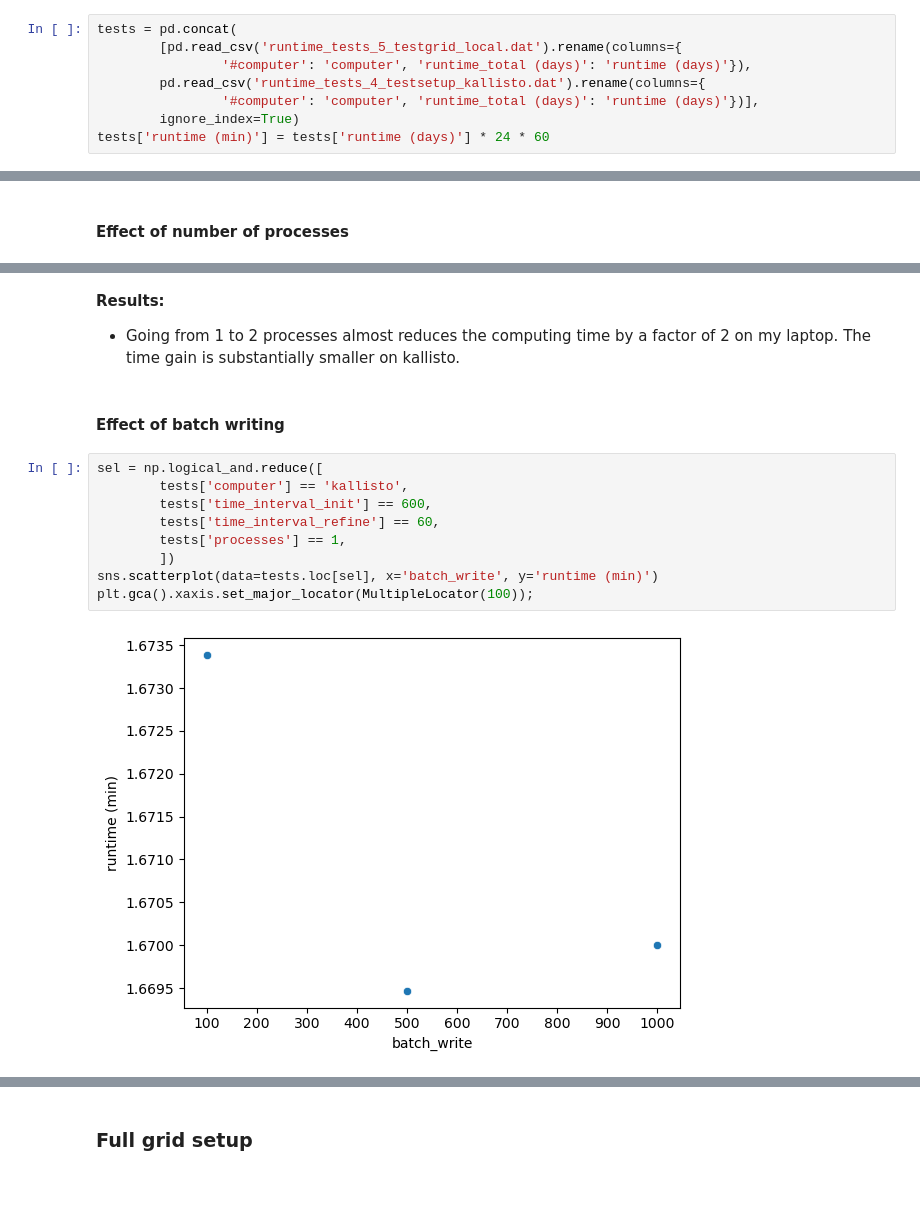
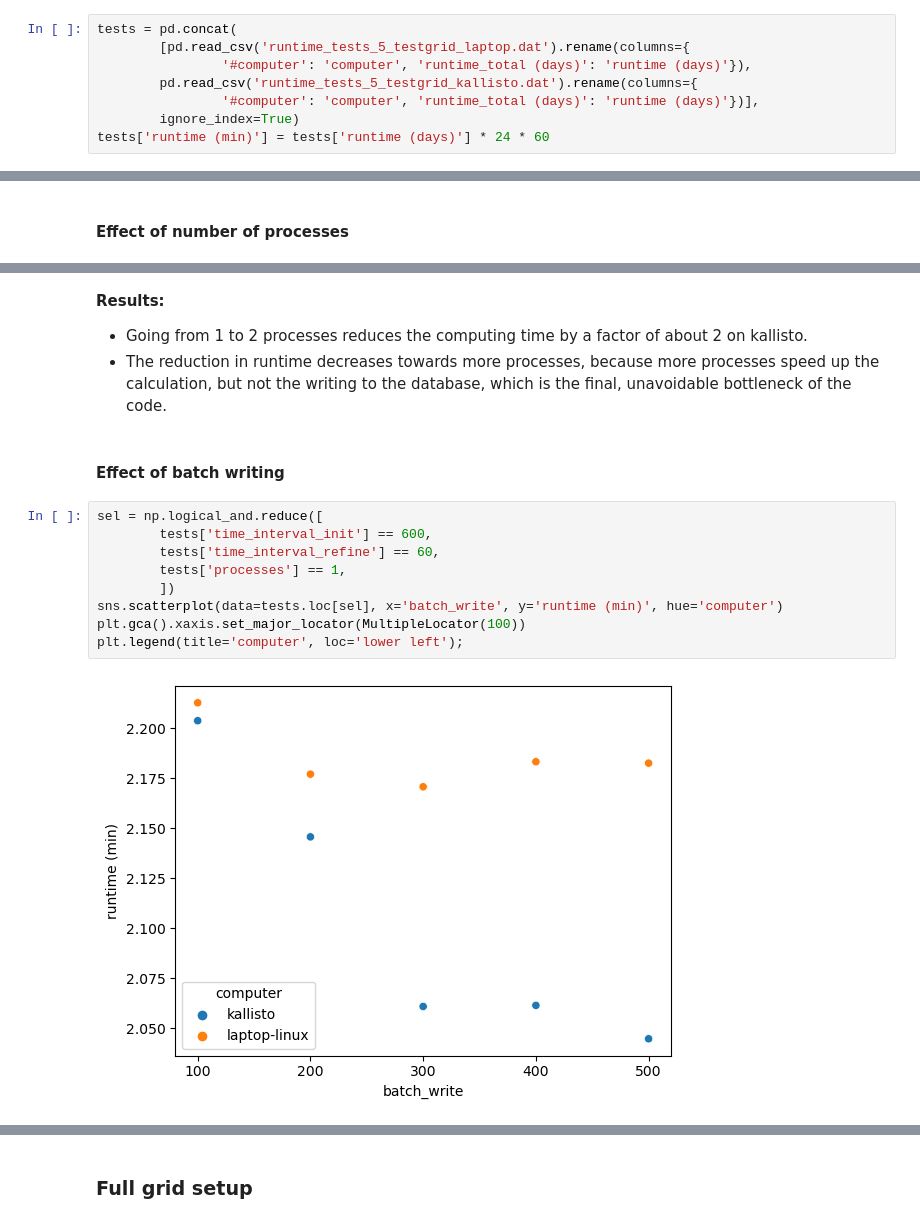
Before and after one commit to skiehl/pasiphae-survey-planner, a Jupyter notebook: Test_Runtime.ipynb, the cells around one changed output, grey strips where cells are left out. Drawn from its saved outputs; the diff is of its cells as text; blank space fills up the shorter version.

Commit message:
Updated runtime tests.

```diff
--- a/Test_Runtime.ipynb
+++ b/Test_Runtime.ipynb
@@ -245,9 +245,9 @@ I moved the observability status calculations from the priorization to the obser
 ### Test grid setup
 # %%
 tests = pd.concat(
-        [pd.read_csv('runtime_tests_5_testgrid_local.dat').rename(columns={
+        [pd.read_csv('runtime_tests_5_testgrid_laptop.dat').rename(columns={
                 '#computer': 'computer', 'runtime_total (days)': 'runtime (days)'}),
-        pd.read_csv('runtime_tests_4_testsetup_kallisto.dat').rename(columns={
+        pd.read_csv('runtime_tests_5_testgrid_kallisto.dat').rename(columns={
                 '#computer': 'computer', 'runtime_total (days)': 'runtime (days)'})],
         ignore_index=True)
 tests['runtime (min)'] = tests['runtime (days)'] * 24 * 60
@@ -311,18 +314,19 @@ plt.gca().xaxis.set_major_locator(MultipleLocator(1));
 # %% [markdown]
 **Results:**
-- Going from 1 to 2 processes almost reduces the computing time by a factor of 2 on my laptop. The time gain is substantially smaller on kallisto.
+- Going from 1 to 2 processes reduces the computing time by a factor of about 2 on kallisto.
+- The reduction in runtime decreases towards more processes, because more processes speed up the calculation, but not the writing to the database, which is the final, unavoidable bottleneck of the code.
 # %% [markdown]
 #### Effect of batch writing
 # %%
 sel = np.logical_and.reduce([
-        tests['computer'] == 'kallisto',
         tests['time_interval_init'] == 600,
         tests['time_interval_refine'] == 60,
         tests['processes'] == 1,
         ])
-sns.scatterplot(data=tests.loc[sel], x='batch_write', y='runtime (min)')
-plt.gca().xaxis.set_major_locator(MultipleLocator(100));
+sns.scatterplot(data=tests.loc[sel], x='batch_write', y='runtime (min)', hue='computer')
+plt.gca().xaxis.set_major_locator(MultipleLocator(100))
+plt.legend(title='computer', loc='lower left');
 # %% [output]
-[figure, old version]
+[figure, new version]
 # %% [markdown]
 **Results:**
```
Also changed, not shown: parts of 10 cells of this notebook, 9 other files.
